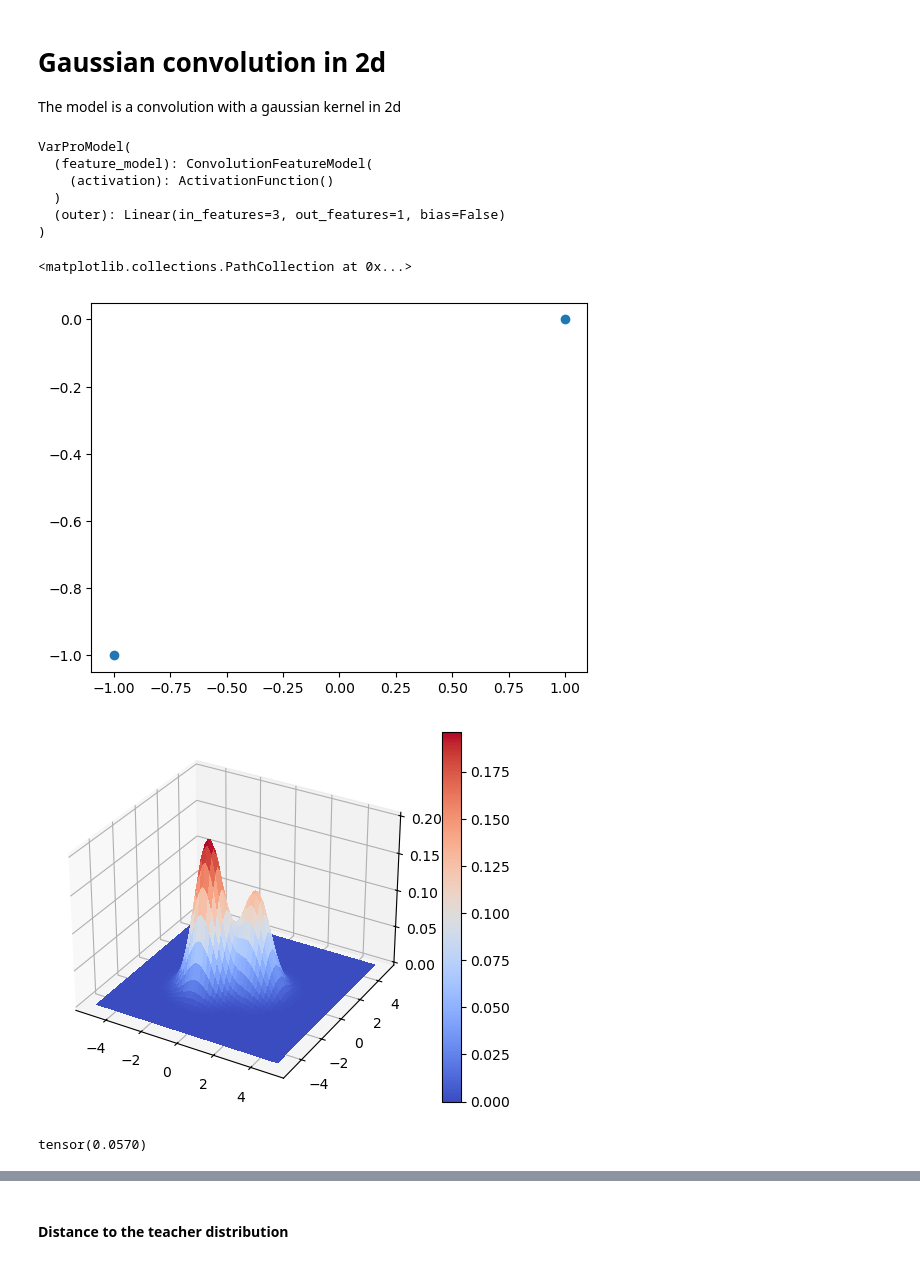
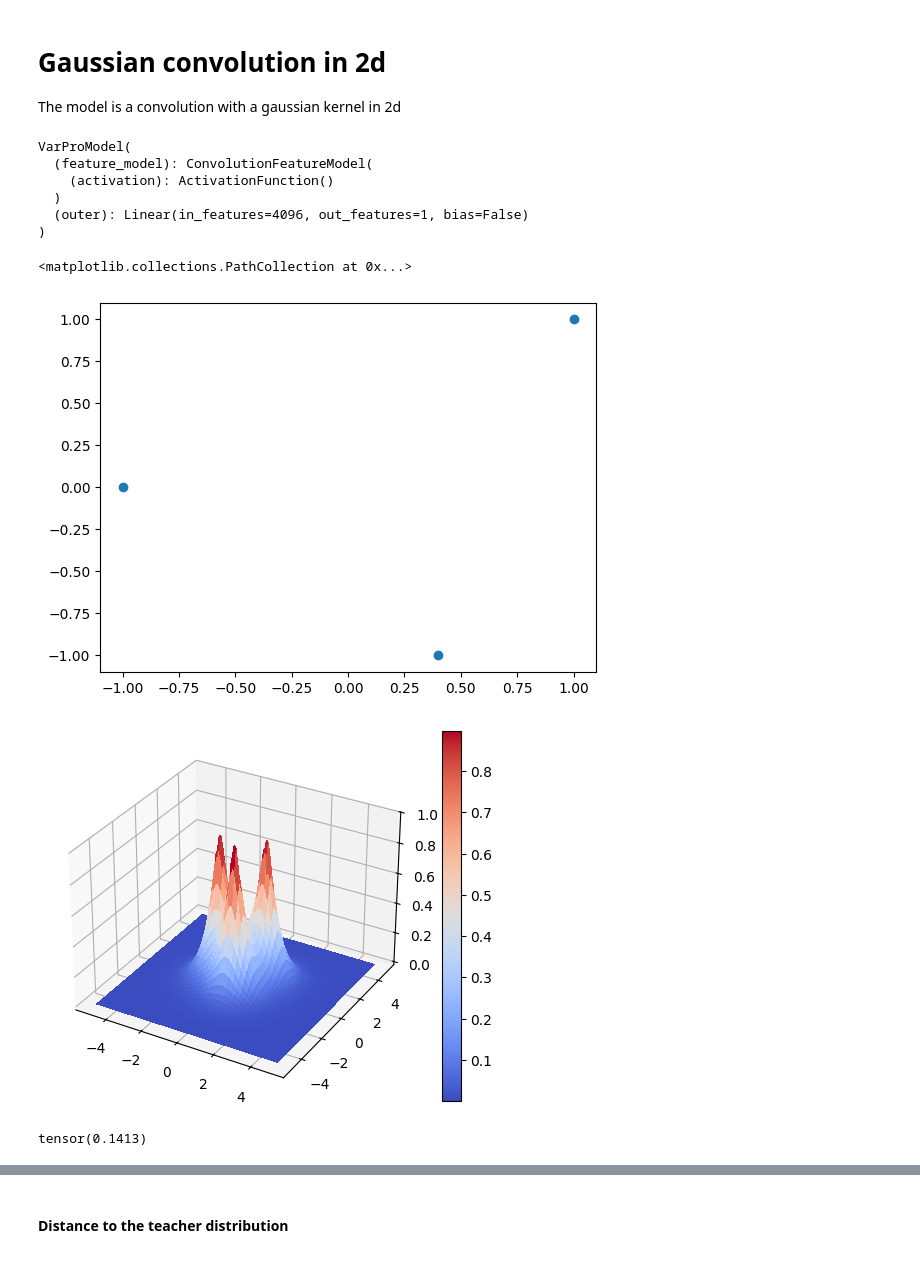
Before and after one commit to rbarboni/VarPro, a Jupyter notebook: VarPro_convolution_2d/Experiment.ipynb, the cells around one changed output, grey strips where cells are left out. Cells and saved outputs as stored; diff of their text form; code cells hidden in the pictures.

```diff
--- a/VarPro_convolution_2d/Experiment.ipynb
+++ b/VarPro_convolution_2d/Experiment.ipynb
@@ -10,20 +10,31 @@ WARNING: using cpu, computation may be slow !
 The model is a convolution with a gaussian kernel in 2d
 # %%
 ## Teacher model
-gamma = 1
-activation = ActivationFunction(lambda t: torch.exp(-(t/gamma)**2)) ## activation function
+scale = 0.5
+activation = ActivationFunction(lambda t: torch.exp(-t/scale) / scale**2) ## activation function
 
-w_lim = 1.5
+w_lim = 2
 clipping_function = PeriodicBoundaryCondition(x_min=-w_lim, x_max=w_lim)
 clipper = FeatureClipper(clipping_function)
 
-teacher_width = 3 # number of features
+teacher_width = 4096
+
+modes = w_lim * torch.tensor([[-0.5, 0], [0.5, 0.5], [0.2, -0.5]], dtype=torch.float32)
+
+gamma = 100
+
+teacher_weight = torch.tensor(generate_periodic_distribution(teacher_width, dim=2, gamma=gamma), dtype=torch.float32)
+#teacher_weight = gamma * torch.randn((teacher_width, 2), dtype=torch.float32)
+
+teacher_weight[::3] += modes[0]
+teacher_weight[1::3] += modes[1]
+teacher_weight[2::3] += modes[2]
+
+
 teacher = Convolution(2, teacher_width, activation, clipper=clipper)
 
-
-teacher_weight = torch.tensor([[-1, -1], [1, 0]], dtype=torch.float32)
 teacher.feature_model.weight = nn.Parameter(data=teacher_weight) ## teacher feature distribution
-teacher.outer.weight = nn.Parameter(data=torch.tensor([[0.6, 0.4]], dtype=torch.float32)) ## teacher outer weight
+teacher.outer.weight = nn.Parameter(data=torch.ones_like(teacher.outer.weight, dtype=torch.float32)) ## teacher outer weight
 
 teacher.clipper(teacher)
 teacher.apply(freeze)
@@ -32,20 +43,20 @@ VarProModel(
   (feature_model): ConvolutionFeatureModel(
     (activation): ActivationFunction()
   )
-  (outer): Linear(in_features=3, out_features=1, bias=False)
+  (outer): Linear(in_features=4096, out_features=1, bias=False)
 )
 # %%
 # plot of the teacher feature distribution
 w = teacher.feature_model.weight
-plt.scatter(w[:,0], w[:,1])
+plt.scatter(modes[:,0], modes[:,1])
 # %% [output]
 <matplotlib.collections.PathCollection at 0x...>
-[figure, old version]
+[figure, new version]
 # %%
 # plot of the teacher signal
 _ = model_plot_2d(teacher)
 # %% [output]
-[figure, old version]
+[figure, new version]
 # %%
 # creating the dataset
 N = 4096
@@ -73,7 +85,7 @@ K = features.T @ features / (N * student_width)
 # %%
 torch.linalg.norm(K, ord=2) # should be close to 1
 # %% [output]
-tensor(0.0570)
+tensor(0.1413)
 # %%
 ## Training
 lmbda = 1e-3
```
Also changed, not shown: parts of 6 cells of this notebook, 4 other files.
